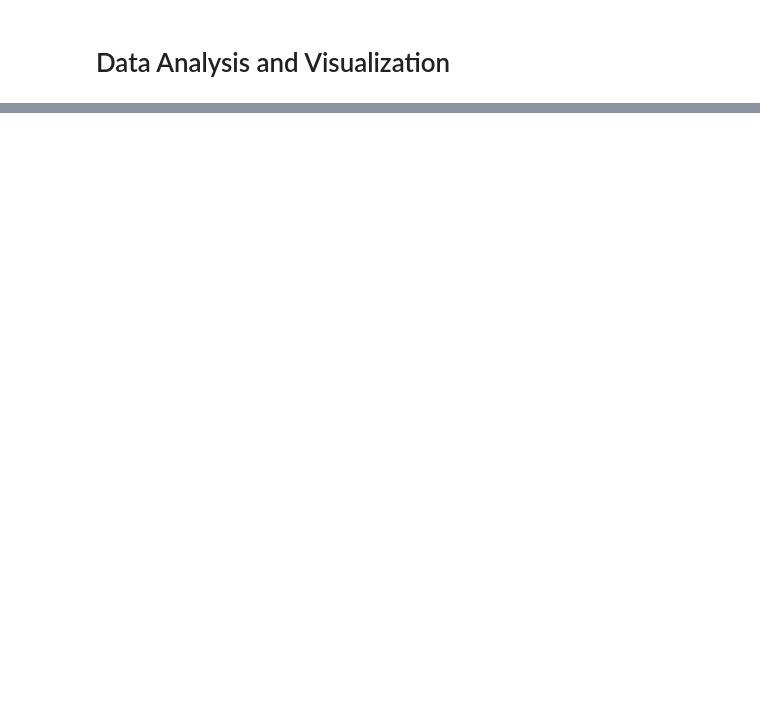
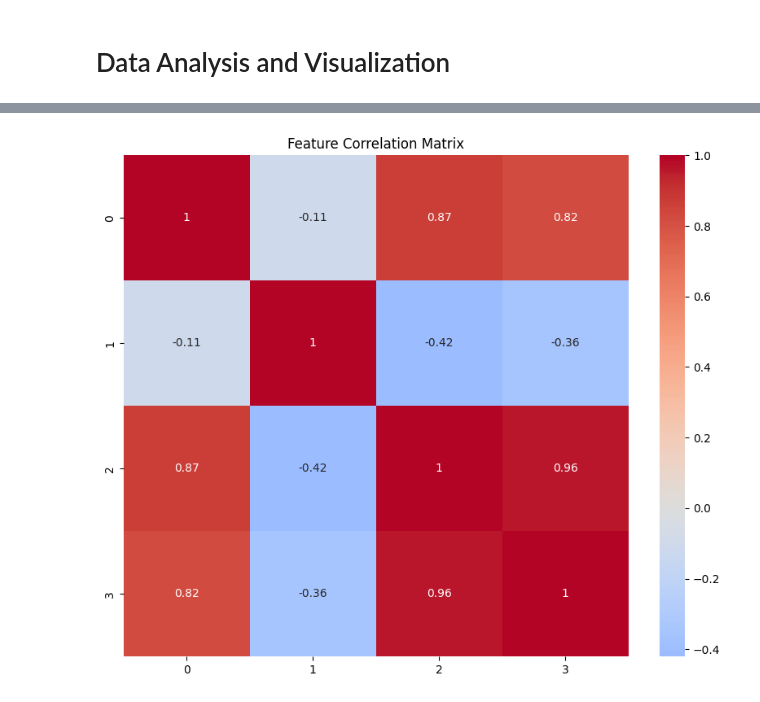
Before and after one commit to Huvinesh-Rajendran-12/my-python-playground, a Jupyter notebook: apple_24_04_25/20250424_iris_kaggle_species_challenge_notebook.ipynb, the cells around one changed output, grey strips where cells are left out. Saved outputs shown, nothing was run; the diff lists cells and outputs as text; code cells hidden in the pictures; blank space fills up the shorter version.

```diff
--- a/apple_24_04_25/20250424_iris_kaggle_species_challenge_notebook.ipynb
+++ b/apple_24_04_25/20250424_iris_kaggle_species_challenge_notebook.ipynb
@@ -35,0 +29,9 @@ shape: (5, 6)
+# %%
+# Correlation Analysis
+plt.figure(figsize=(10, 8))
+sns.heatmap(df.select(['SepalLengthCm', 'SepalWidthCm', 'PetalLengthCm', 'PetalWidthCm']).corr(),
+            annot=True, cmap='coolwarm', center=0)
+plt.title('Feature Correlation Matrix')
+plt.show()
+# %% [output]
+[figure, added]
```
Also changed, not shown: parts of 22 cells of this notebook.
